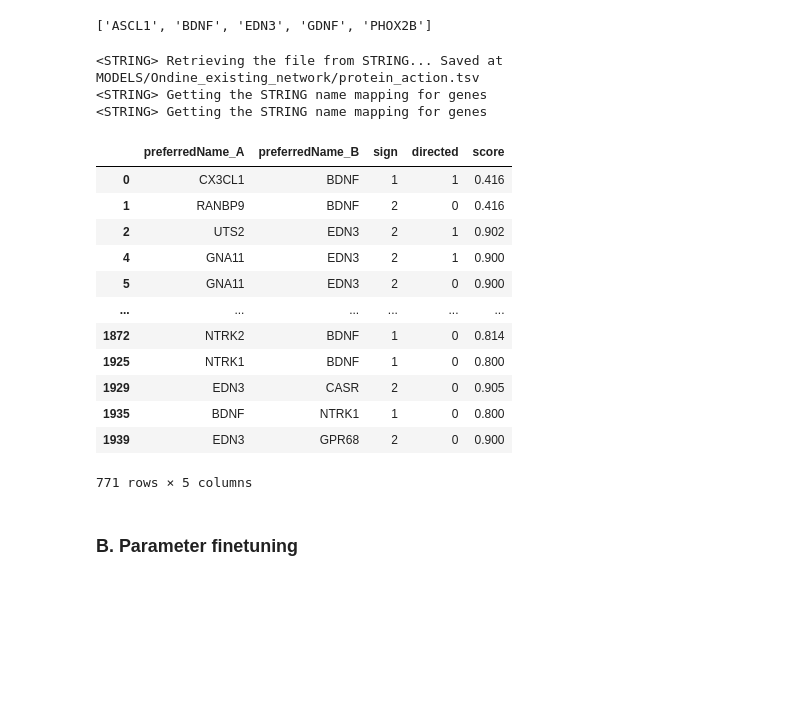
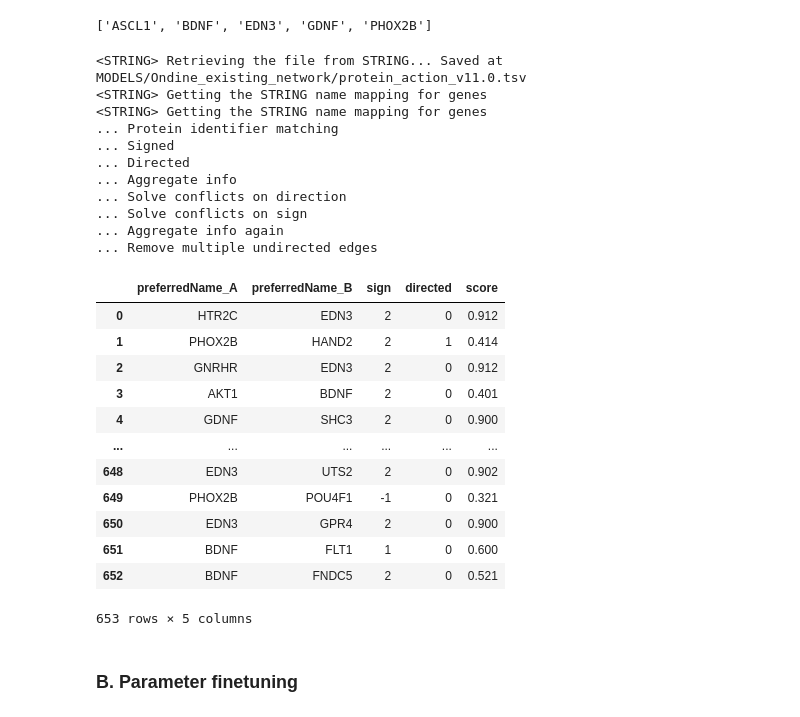
Before and after one commit to clreda/NORDic, a Jupyter notebook: notebooks/NORDic Network Identification (NI) Part II.ipynb, the cells around one changed output. Saved outputs shown, nothing was run; the diff lists cells and outputs as text; code cells hidden in the pictures; blank space fills up the shorter version.

```diff
--- a/notebooks/NORDic Network Identification (NI) Part II.ipynb
+++ b/notebooks/NORDic Network Identification (NI) Part II.ipynb
@@ -89,34 +92,43 @@ gene_list
 # %%
 from subprocess import call as sbcall
 sbcall("mkdir -p "+file_folder, shell=True)
 
 ## Get physical interactions from the STRING database involving the list of genes in input
-PPI = get_interactions_from_STRING(gene_list, taxon_id,
+PPI = get_interactions_from_STRING(gene_list, taxon_id, version="11.0", strict=False,
+                                   #strict=False adds genes involved with genes in gene_list
                                    min_score=0, app_name="NORDic_packagePartII",
                                    file_folder=file_folder)
 
 ## Save the corresponding network into a CSV file
 NETWORK_fname = file_folder+"full_PPI.tsv"
 PPI.to_csv(NETWORK_fname, sep="\t", index=None)
 
 PPI
 # %% [output]
-<STRING> Retrieving the file from STRING... Saved at MODELS/Ondine_existing_network/protein_action.tsv
+<STRING> Retrieving the file from STRING... Saved at MODELS/Ondine_existing_network/protein_action_v11.0.tsv
 <STRING> Getting the STRING name mapping for genes
 <STRING> Getting the STRING name mapping for genes
+... Protein identifier matching
+... Signed
+... Directed
+... Aggregate info
+... Solve conflicts on direction
+... Solve conflicts on sign
+... Aggregate info again
+... Remove multiple undirected edges
 |  | preferredName_A | preferredName_B | sign | directed | score |
-| 0 | CX3CL1 | BDNF | 1 | 1 | 0.416 |
-| 1 | RANBP9 | BDNF | 2 | 0 | 0.416 |
-| 2 | UTS2 | EDN3 | 2 | 1 | 0.902 |
-| 4 | GNA11 | EDN3 | 2 | 1 | 0.900 |
-| 5 | GNA11 | EDN3 | 2 | 0 | 0.900 |
+| 0 | HTR2C | EDN3 | 2 | 0 | 0.912 |
+| 1 | PHOX2B | HAND2 | 2 | 1 | 0.414 |
+| 2 | GNRHR | EDN3 | 2 | 0 | 0.912 |
+| 3 | AKT1 | BDNF | 2 | 0 | 0.401 |
+| 4 | GDNF | SHC3 | 2 | 0 | 0.900 |
 | ... | ... | ... | ... | ... | ... |
-| 1872 | NTRK2 | BDNF | 1 | 0 | 0.814 |
-| 1925 | NTRK1 | BDNF | 1 | 0 | 0.800 |
-| 1929 | EDN3 | CASR | 2 | 0 | 0.905 |
-| 1935 | BDNF | NTRK1 | 1 | 0 | 0.800 |
-| 1939 | EDN3 | GPR68 | 2 | 0 | 0.900 |
+| 648 | EDN3 | UTS2 | 2 | 0 | 0.902 |
+| 649 | PHOX2B | POU4F1 | -1 | 0 | 0.321 |
+| 650 | EDN3 | GPR4 | 2 | 0 | 0.900 |
+| 651 | BDNF | FLT1 | 1 | 0 | 0.600 |
+| 652 | BDNF | FNDC5 | 2 | 0 | 0.521 |
-771 rows × 5 columns
+653 rows × 5 columns
 # %% [markdown]
 ### B. Parameter finetuning
 # %%
```
Also changed, not shown: parts of 4 cells of this notebook, 5 other files.
